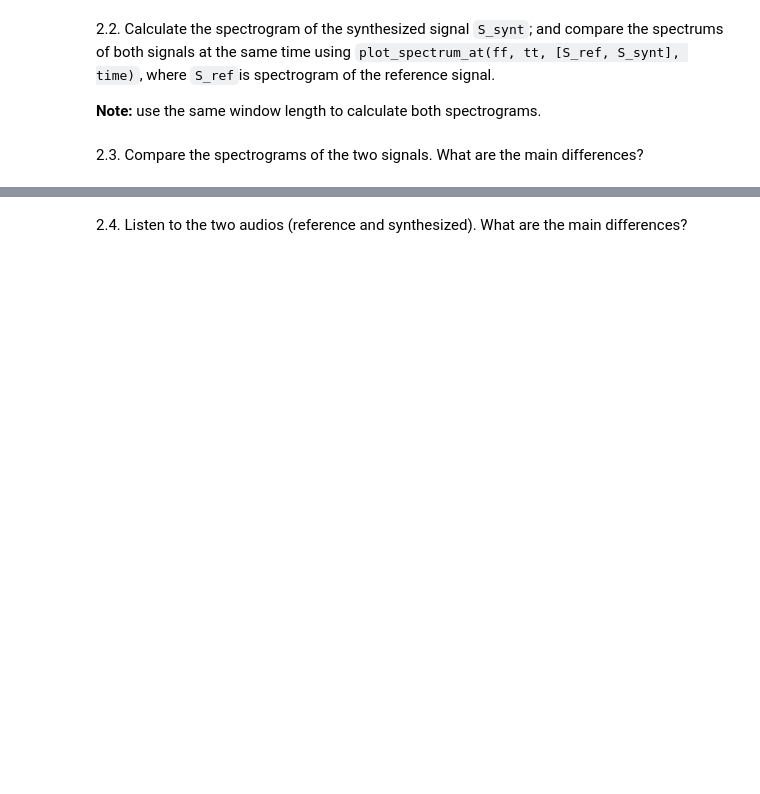
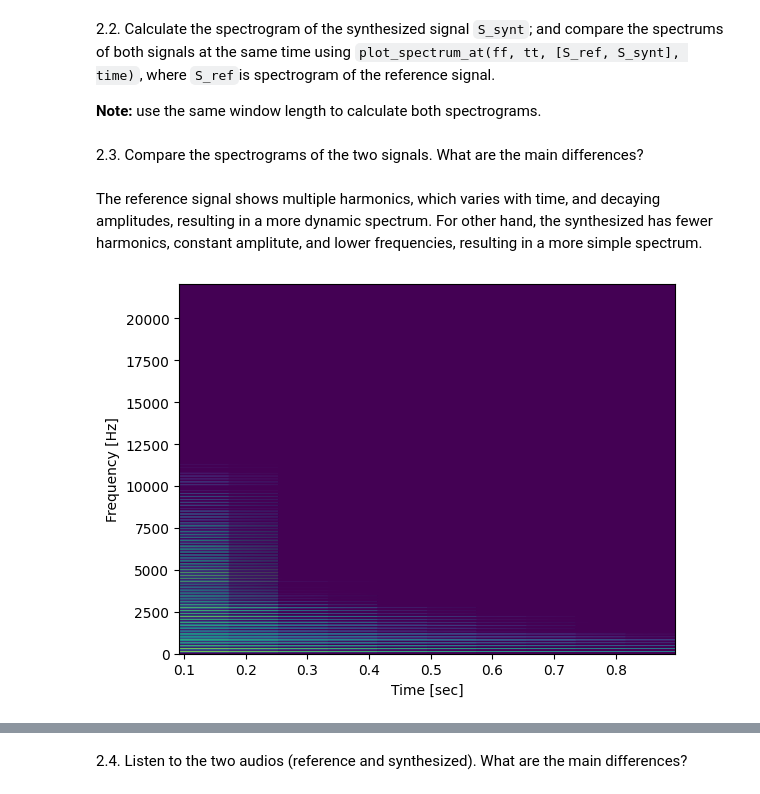
Before and after one commit to mench05/sis1_group5, a Jupyter notebook: labs/Lab3.ipynb, the cells around one changed output, grey strips where cells are left out. Drawn from its saved outputs; the diff is of its cells as text; code cells hidden in the pictures; blank space fills up the shorter version.

```diff
--- a/labs/Lab3.ipynb
+++ b/labs/Lab3.ipynb
@@ -72,11 +73,3 @@ plt.xlim([0.1,0.15])
 [figure]
 # %% [markdown]
 1.3. Use the cursor for measuring the weights of the fundamental frequency and some harmonics (6-10)
-# %%
-f0 = 174.6
-Ak = []
-for k in range(1, 11):
-    idx = np.argmin(np.abs(ff - k*f0))
-    Ak.append(np.abs(S[idx, idx_time]))
-Ak = np.array(Ak)
-print("Pesos armónicos:", Ak)
@@ -98,3 +76,5 @@ Harmónico 1746.0 Hz: -63.16 dB
+# %%
+weights = [0.7150, 0.7367, 0.4176, 0.2959, 1,0.4945, 0.5297, 0.1423, 0.2304, 0.3306]
 # %% [markdown]
 **2. Synthesis**:
 
@@ -111,0 +90,4 @@ def synthesize(f0, phi, Ak, t):
+# %%
+y_synth = synthesize(f0, -np.pi/3, weights, t)
+plot_signals([audio, y_synth], fs, 0, 0.5)
+Audio(y_synth, rate =fs)
@@ -118,4 +100,15 @@ def synthesize(f0, phi, Ak, t):
+# %%
+ff, tt, S_ref = scipy.signal.spectrogram(audio, fs, nperseg=8108)
+ff, tt, S_synt = scipy.signal.spectrogram(y_synth, fs, nperseg=8108)
+
+plot_spectrum_at(ff,tt, [S_ref, S_synt], 0)
 # %% [markdown]
 2.3. Compare the spectrograms of the two signals. What are the main differences?
+# %% [markdown]
+The reference signal shows multiple harmonics, which varies with time, and decaying amplitudes, resulting in a more dynamic spectrum.
+For other hand, the synthesized has fewer harmonics, constant amplitute, and lower frequencies, resulting in a more simple spectrum.
 # %%
 # Write the code here
+plot_spectrogram(ff, tt, S_ref)
+# %% [output]
+[figure, added]
```
Also changed, not shown: parts of 14 cells of this notebook.
